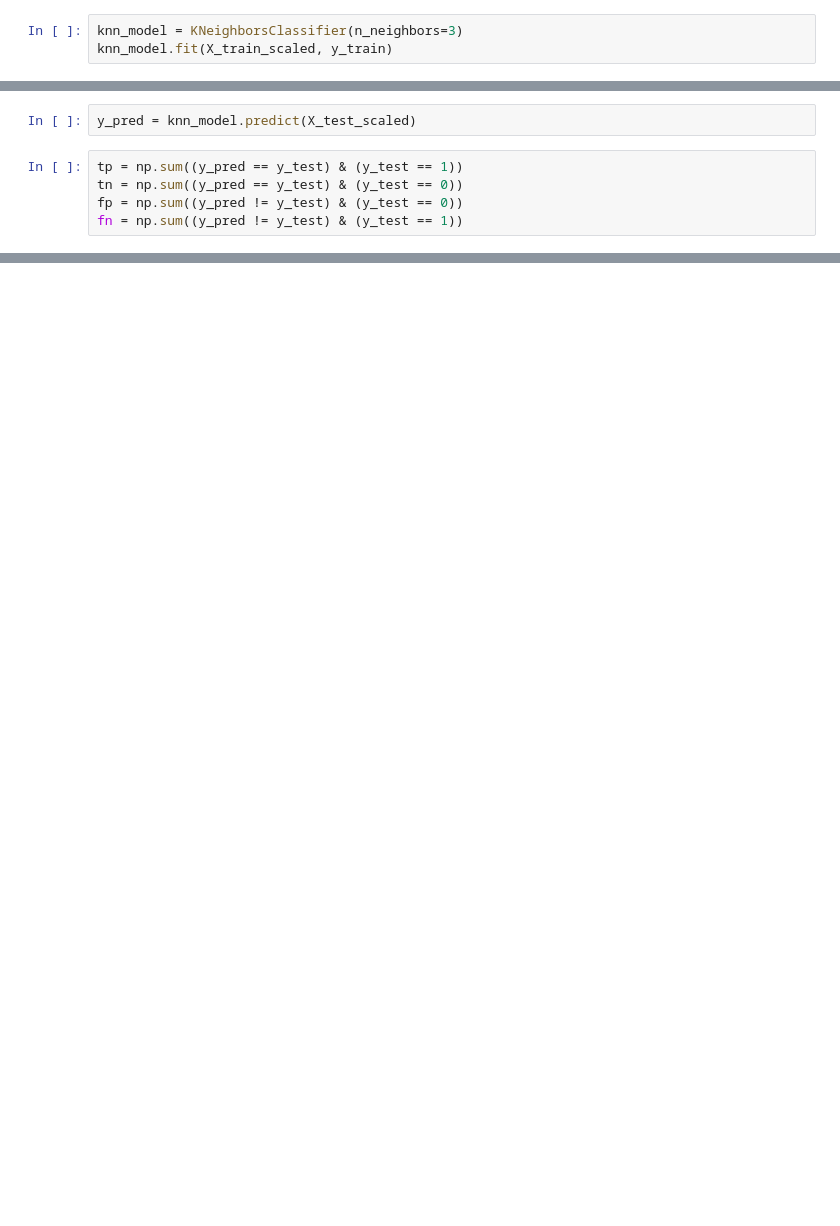
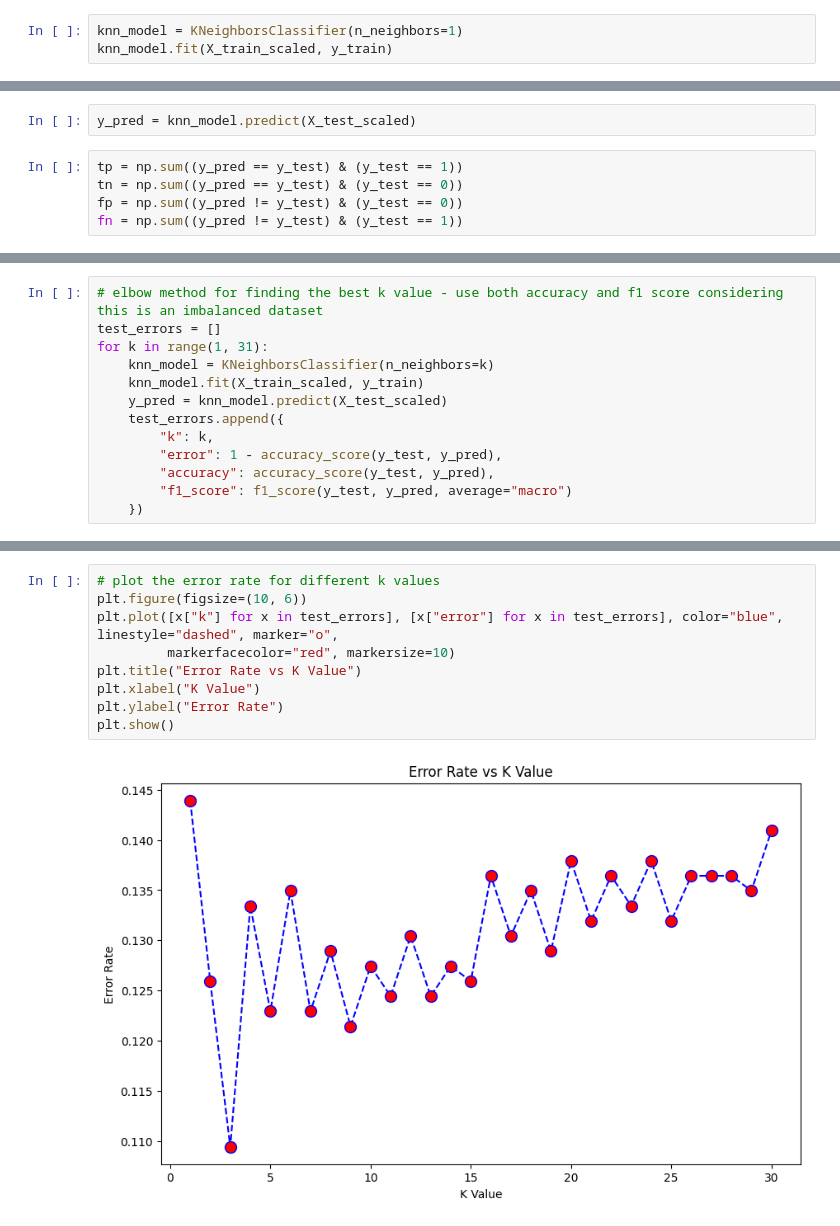
Before and after one commit to MeetPatel89/churn_pred, a Jupyter notebook: notebooks/explore-0.0.1.ipynb, the cells around one changed output, grey strips where cells are left out. Cells and saved outputs as stored; diff of their text form; blank space fills up the shorter version.

Commit message:
find K value with optimal test error rate using elbow method

```diff
--- a/notebooks/explore-0.0.1.ipynb
+++ b/notebooks/explore-0.0.1.ipynb
@@ -138,6 +138,6 @@ scaler = StandardScaler()
 X_train_scaled = scaler.fit_transform(X_train)
 X_test_scaled = scaler.transform(X_test)
 # %%
-knn_model = KNeighborsClassifier(n_neighbors=3)
+knn_model = KNeighborsClassifier(n_neighbors=1)
 knn_model.fit(X_train_scaled, y_train)
 # %% [output]
@@ -203,0 +204,13 @@ weighted avg       0.88      0.89      0.88       667
+# %%
+# elbow method for finding the best k value - use both accuracy and f1 score considering this is an imbalanced dataset
+test_errors = []
+for k in range(1, 31):
+    knn_model = KNeighborsClassifier(n_neighbors=k)
+    knn_model.fit(X_train_scaled, y_train)
+    y_pred = knn_model.predict(X_test_scaled)
+    test_errors.append({
+        "k": k,
+        "error": 1 - accuracy_score(y_test, y_pred),
+        "accuracy": accuracy_score(y_test, y_pred),
+        "f1_score": f1_score(y_test, y_pred, average="macro")
+    })
@@ -203,0 +231,11 @@ weighted avg       0.88      0.89      0.88       667
+# %%
+# plot the error rate for different k values
+plt.figure(figsize=(10, 6))
+plt.plot([x["k"] for x in test_errors], [x["error"] for x in test_errors], color="blue", linestyle="dashed", marker="o",
+         markerfacecolor="red", markersize=10)
+plt.title("Error Rate vs K Value")
+plt.xlabel("K Value")
+plt.ylabel("Error Rate")
+plt.show()
+# %% [output]
+[figure, added]
```
Also changed, not shown: parts of 11 cells of this notebook.
